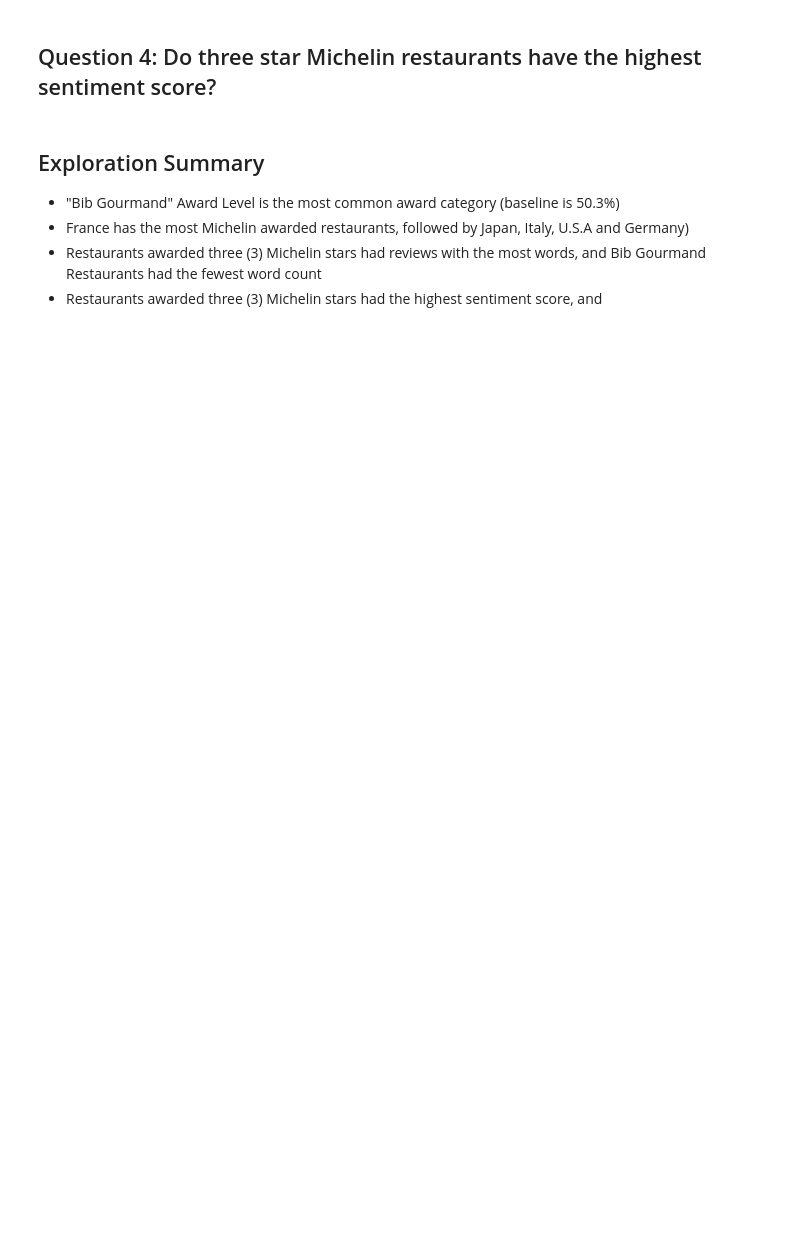
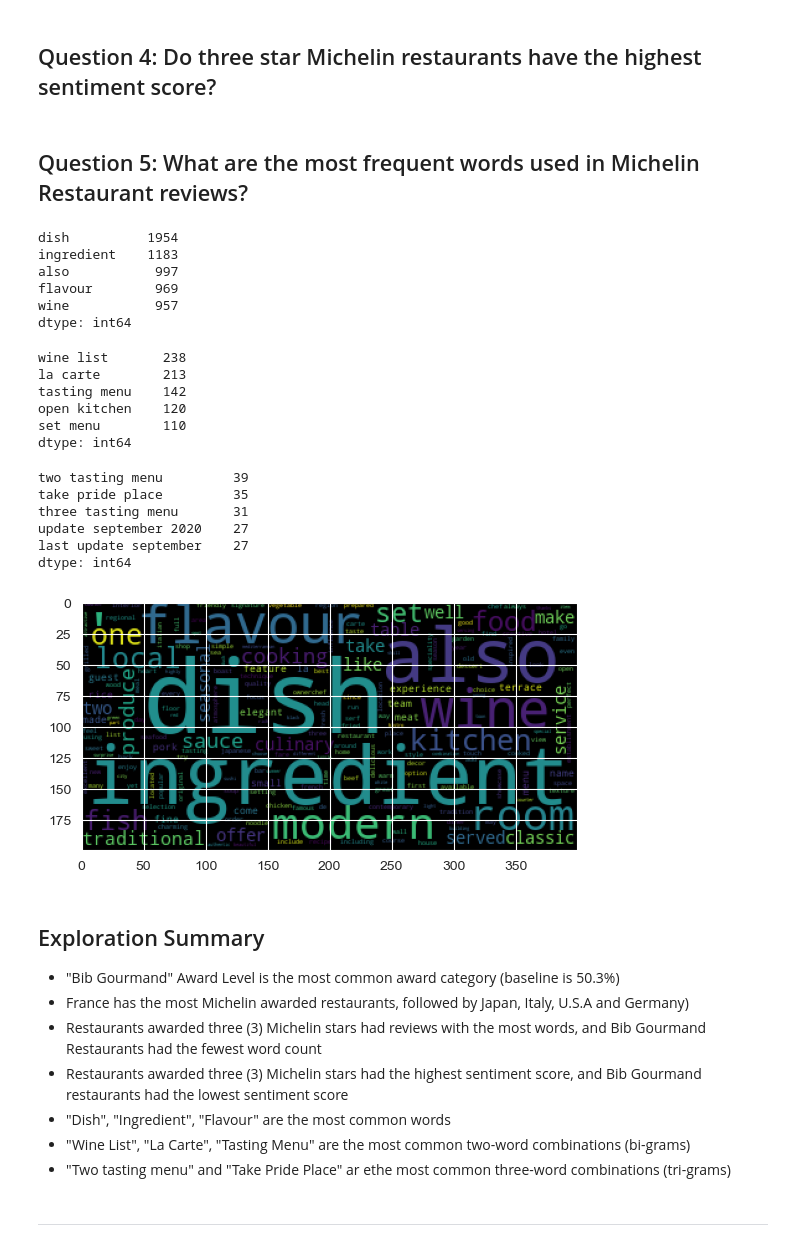
Before and after one commit to CodeupGourmands/Michelin_NLP_Capstone, a Jupyter notebook: mvp_notebook.ipynb, the cells around one changed output. Saved outputs shown, nothing was run; the diff lists cells and outputs as text; code cells hidden in the pictures; blank space fills up the shorter version.

```diff
--- a/mvp_notebook.ipynb
+++ b/mvp_notebook.ipynb
@@ -140,7 +147,48 @@ Test Statistic: 324.58867718184115, P Statistic: 1.4373128353659552e-187
+# %% [markdown]
+## Question 5: What are the most frequent words used in Michelin Restaurant reviews?
+# %%
+# Most frequent single words
+e.get_ngram_frequency(train.lemmatized, n=1).head(5)
+# %% [output]
+dish          1954
+ingredient    1183
+also           997
+flavour        969
+wine           957
+dtype: int64
+# %%
+# Most frequent bigrams
+e.get_ngram_frequency(train.lemmatized, n=2).head(5)
+# %% [output]
+wine list       238
+la carte        213
+tasting menu    142
+open kitchen    120
+set menu        110
+dtype: int64
+# %%
+# Most frequent trigrams
+e.get_ngram_frequency(train.lemmatized, n=3).head(5)
+# %% [output]
+two tasting menu         39
+take pride place         35
+three tasting menu       31
+update september 2020    27
+last update september    27
+dtype: int64
+# %%
+e.generate_word_cloud(train.lemmatized)
+# %% [output]
+[figure, added]
 # %% [markdown]
 ## Exploration Summary
 
 - "Bib Gourmand" Award Level is the most common award category (baseline is 50.3%)
 - France has the most Michelin awarded restaurants, followed by Japan, Italy, U.S.A and Germany)
 - Restaurants awarded three (3) Michelin stars had reviews with the most words, and Bib Gourmand Restaurants had the fewest word count
-- Restaurants awarded three (3) Michelin stars had the highest sentiment score, and
+- Restaurants awarded three (3) Michelin stars had the highest sentiment score, and Bib Gourmand restaurants had the lowest sentiment score
+- "Dish", "Ingredient", "Flavour" are the most common words
+- "Wine List", "La Carte", "Tasting Menu" are the most common two-word combinations (bi-grams)
+- "Two tasting menu" and "Take Pride Place" ar ethe most common three-word combinations (tri-grams)
+# %% [markdown]
+________________________________________________________________________________________________________
```
Also changed, not shown: parts of 15 cells of this notebook, 1 other file.
